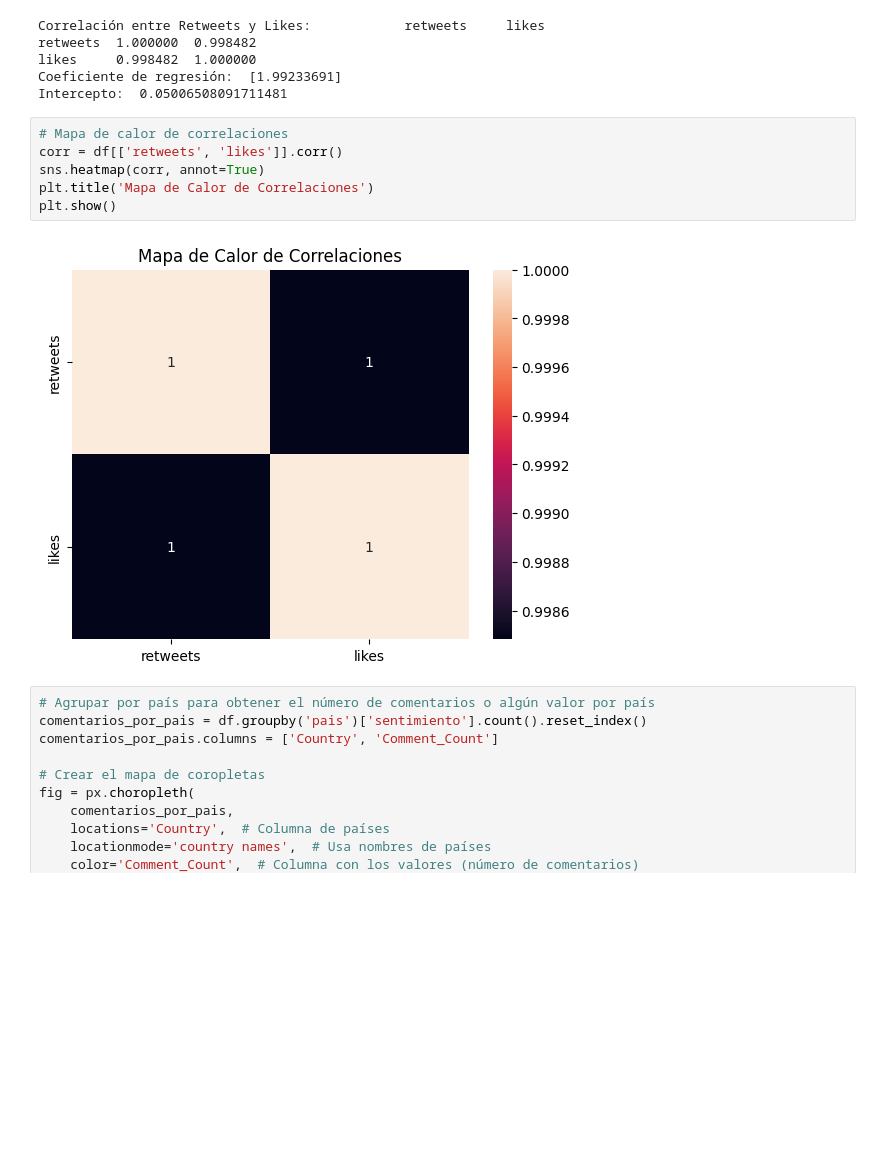
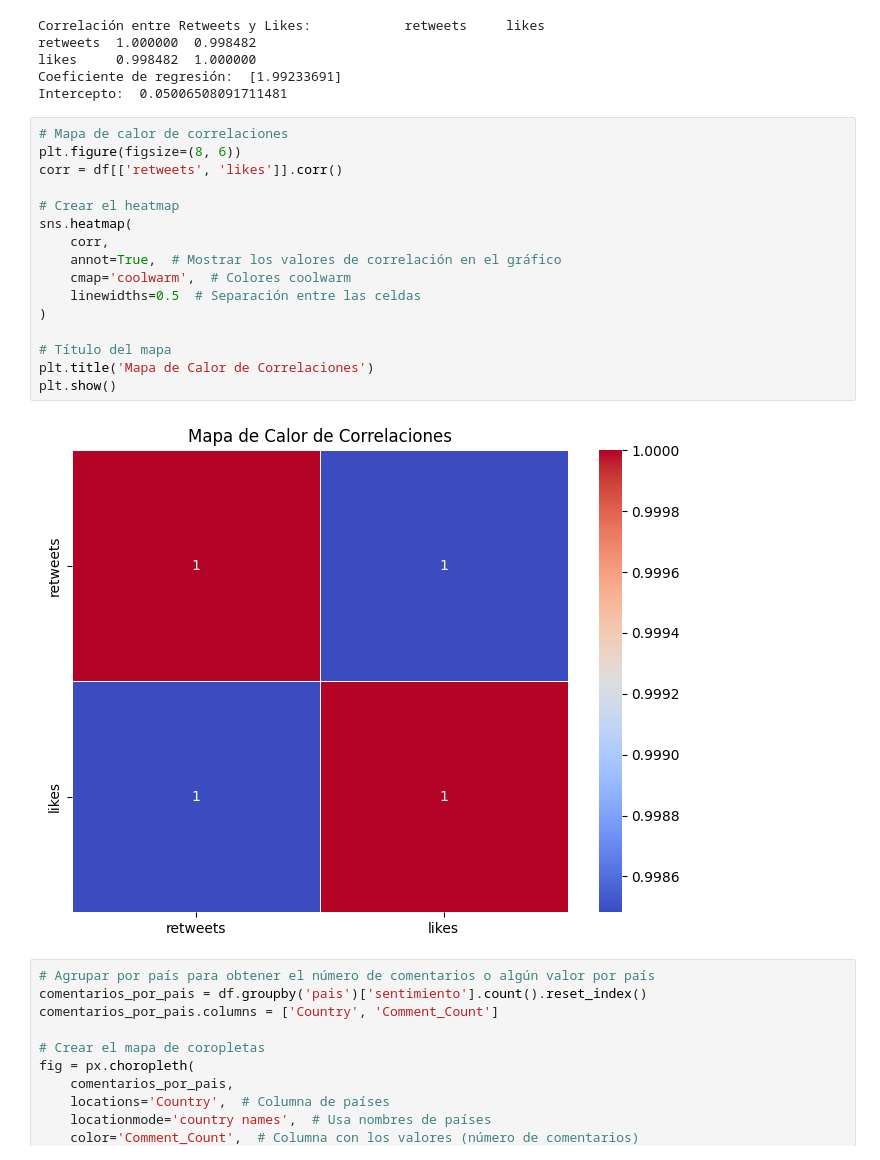
Before and after one commit to XimeBaez/proyecto-M3, a Jupyter notebook: codigo_proyecto_m3.ipynb, the cells around one changed output. Saved outputs shown, nothing was run; the diff lists cells and outputs as text; blank space fills up the shorter version.

```diff
--- a/codigo_proyecto_m3.ipynb
+++ b/codigo_proyecto_m3.ipynb
@@ -153,12 +153,22 @@ Coeficiente de regresión:  [1.99233691]
 Intercepto:  0.05006508091711481
 # %%
 # Mapa de calor de correlaciones
+plt.figure(figsize=(8, 6))
 corr = df[['retweets', 'likes']].corr()
-sns.heatmap(corr, annot=True)
+
+# Crear el heatmap
+sns.heatmap(
+    corr,
+    annot=True,  # Mostrar los valores de correlación en el gráfico
+    cmap='coolwarm',  # Colores coolwarm
+    linewidths=0.5  # Separación entre las celdas
+)
+
+# Título del mapa
 plt.title('Mapa de Calor de Correlaciones')
 plt.show()
 # %% [output]
-[figure, old version]
+[figure, new version]
 # %%
 # Agrupar por país para obtener el número de comentarios o algún valor por país
 comentarios_por_pais = df.groupby('pais')['sentimiento'].count().reset_index()
```
